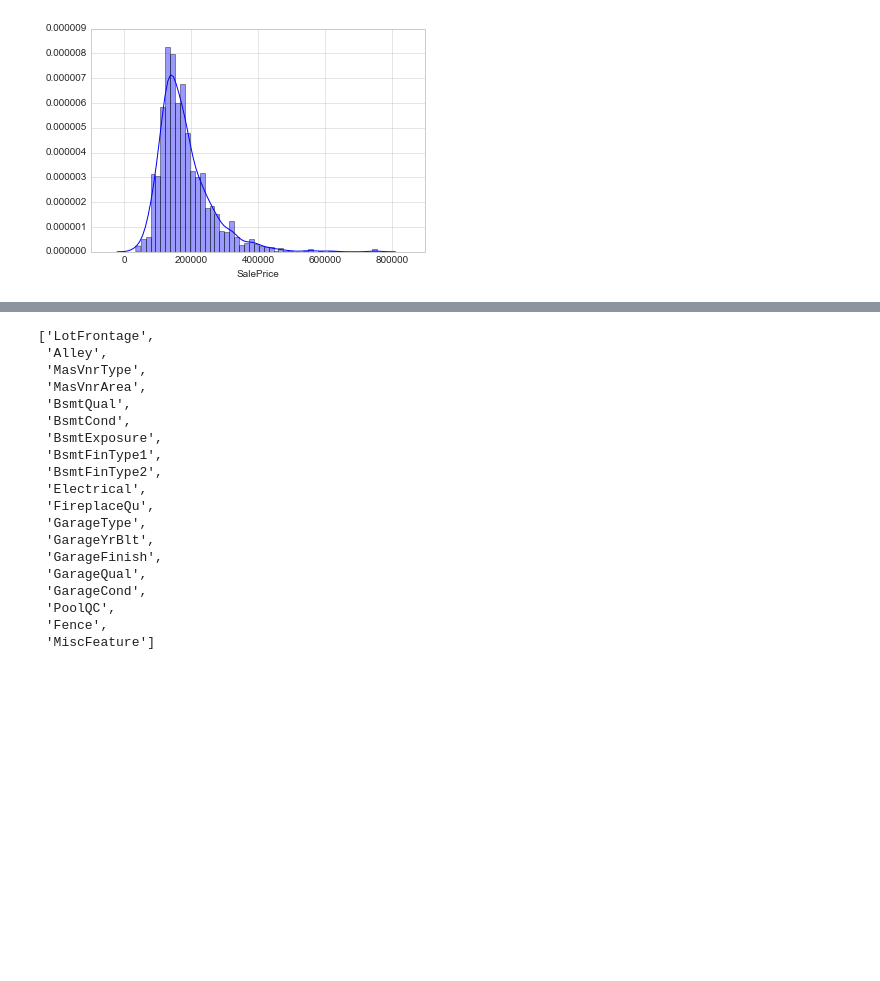
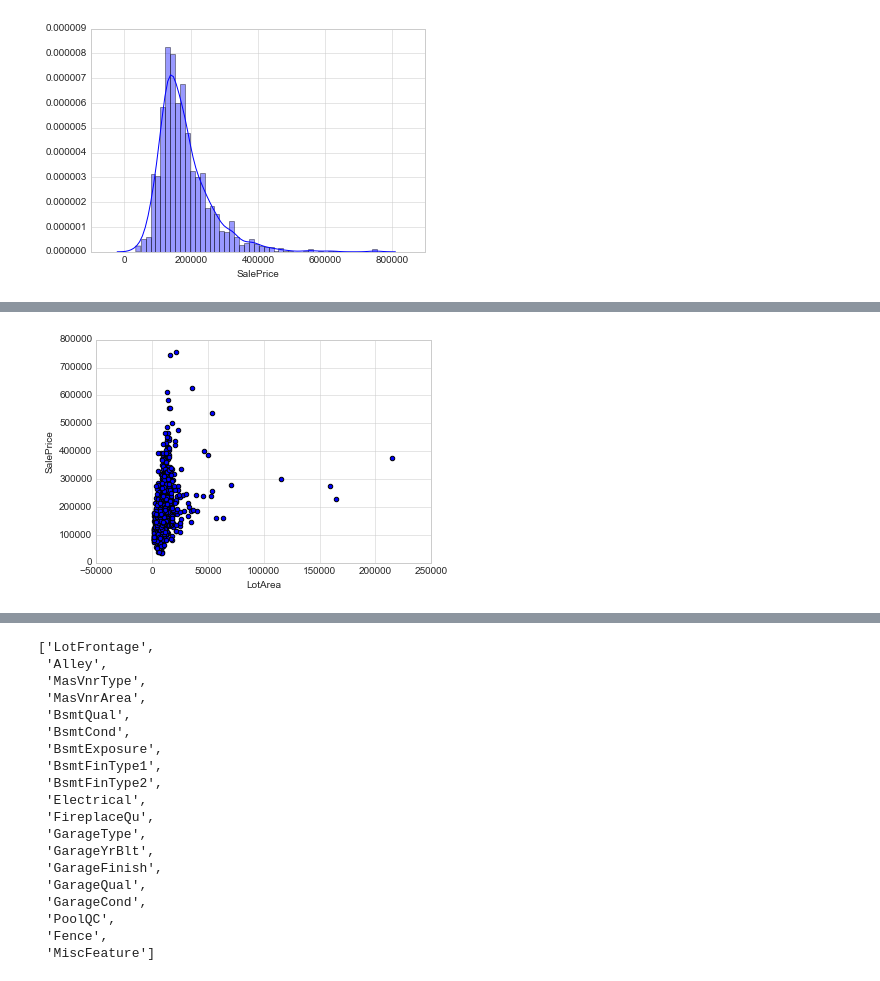
Before and after one commit to riccardolorenzon/kaggle-competitions, a Jupyter notebook: house-prices-prediction/real-estate-prices-prediction.ipynb, the cells around one changed output, grey strips where cells are left out. Saved outputs shown, nothing was run; the diff lists cells and outputs as text; code cells hidden in the pictures; blank space fills up the shorter version.

```diff
--- a/house-prices-prediction/real-estate-prices-prediction.ipynb
+++ b/house-prices-prediction/real-estate-prices-prediction.ipynb
@@ -65,0 +74,7 @@ sns.distplot(df['SalePrice']);
+# %%
+#scatter plot LotArea/SalesPrice => most of the houses seem to have a LotArea 0 => not relevant
+var = 'LotArea'
+data = pd.concat([df['SalePrice'], df[var]], axis=1)
+data.plot.scatter(x=var, y='SalePrice', ylim=(0,800000));
+# %% [output]
+[figure, added]
```
Also changed, not shown: parts of 12 cells of this notebook.
